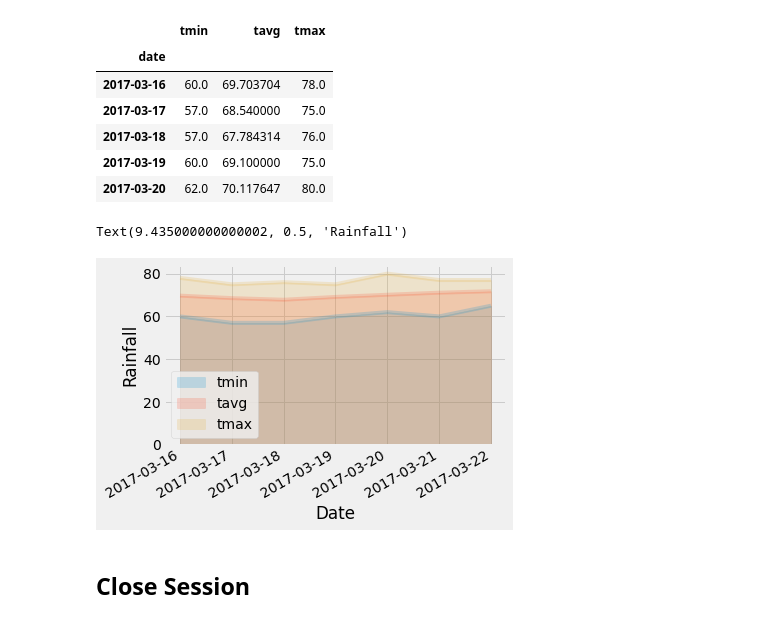
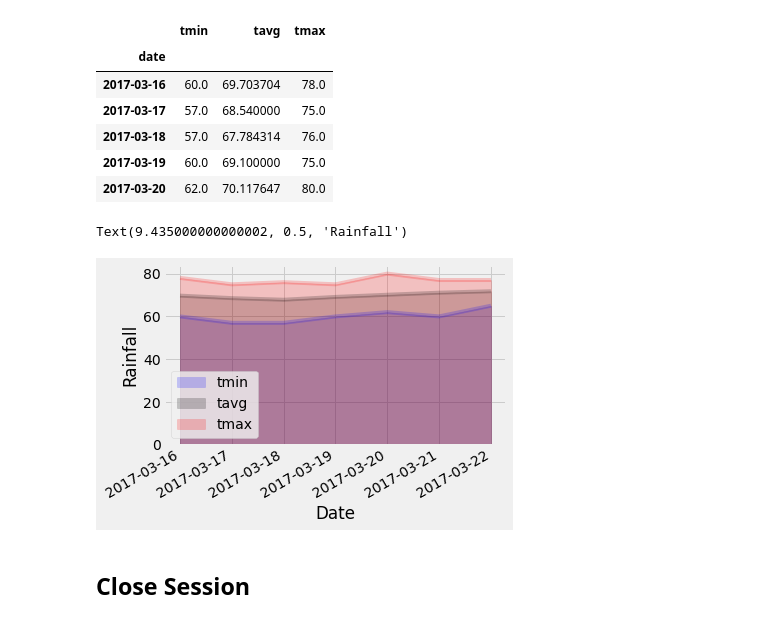
Before and after one commit to Jesskhunter/SQLAlchemy-Challenge, a Jupyter notebook: temp_analysis_bonus_2.ipynb, the cells around one changed output. Saved outputs shown, nothing was run; the diff lists cells and outputs as text; code cells hidden in the pictures.

```diff
--- a/temp_analysis_bonus_2.ipynb
+++ b/temp_analysis_bonus_2.ipynb
@@ -175,13 +175,13 @@ df.head()
 | 2017-03-20 | 62.0 | 70.117647 | 80.0 |
 # %%
 # Plot the daily normals as an area plot with `stacked=False`
-df.plot(kind='area', stacked=False, x_compat=True, alpha=.2)
+df.plot(kind='area', stacked=False, x_compat=True, color=('blue','black','red'), alpha=.2)
 plt.tight_layout()
 plt.xlabel("Date")
 plt.ylabel("Rainfall")
 # %% [output]
 Text(9.435000000000002, 0.5, 'Rainfall')
-[figure, old version]
+[figure, new version]
 # %% [markdown]
 ## Close Session
 # %%
```
Also changed, not shown: 1 other file.
